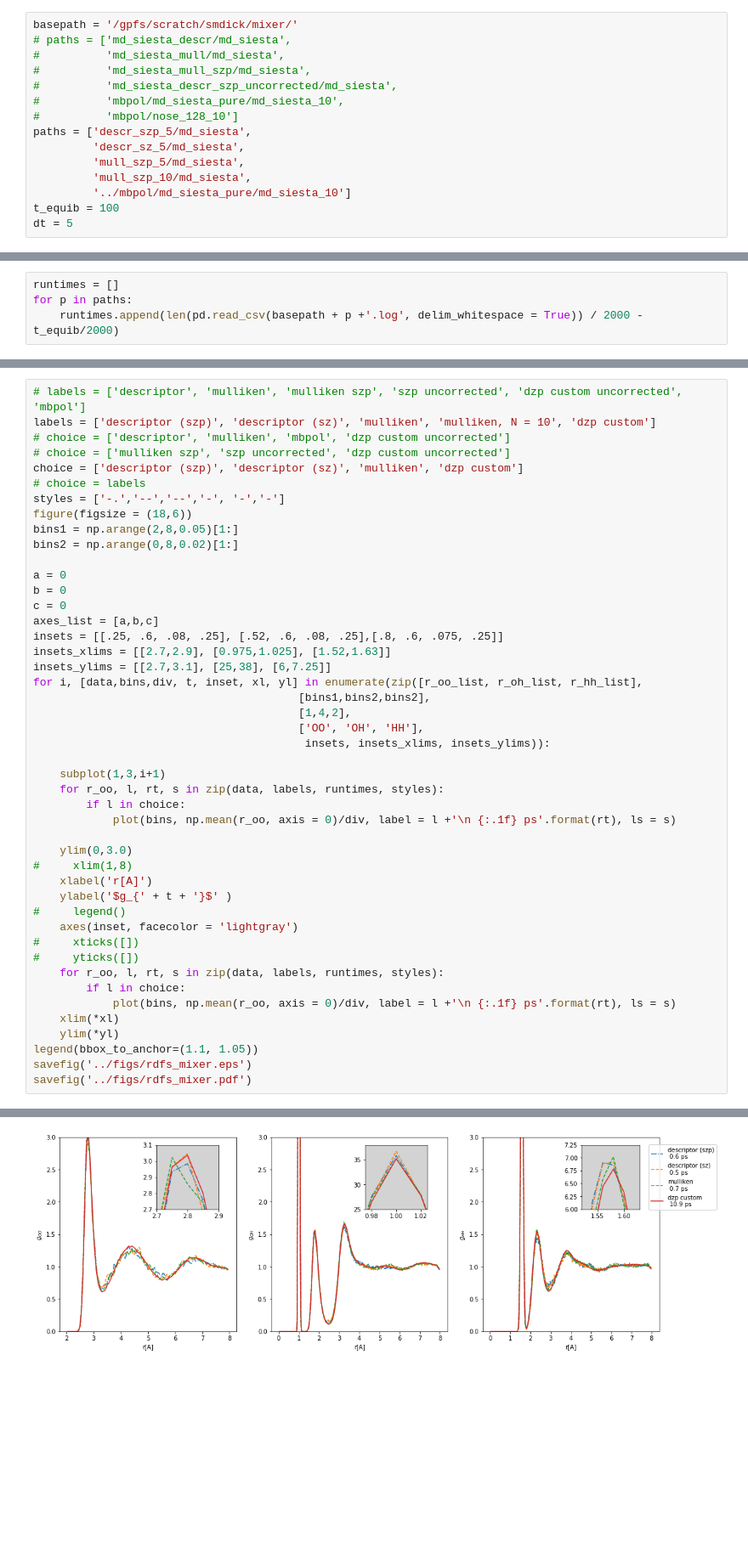
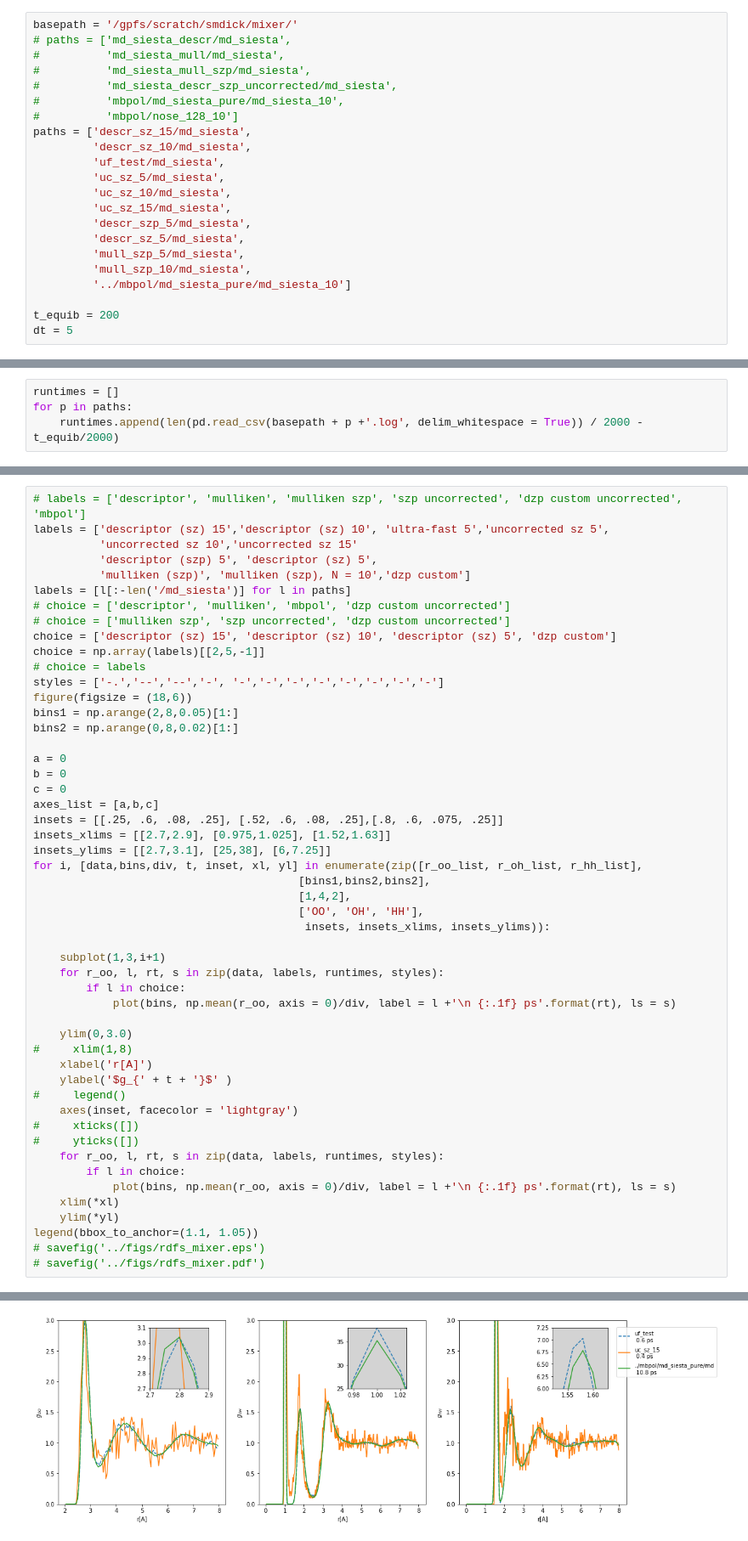
Before and after one commit to semodi/mlcf, a Jupyter notebook: analysis/rdfs.ipynb, the cells around one changed output, grey strips where cells are left out. Shown at 85% size. Cells and saved outputs as stored; diff of their text form; blank space fills up the shorter version.

```diff
--- a/analysis/rdfs.ipynb
+++ b/analysis/rdfs.ipynb
@@ -16,12 +16,19 @@ basepath = '/gpfs/scratch/smdick/mixer/'
 #          'md_siesta_descr_szp_uncorrected/md_siesta',
 #          'mbpol/md_siesta_pure/md_siesta_10',
 #          'mbpol/nose_128_10']
-paths = ['descr_szp_5/md_siesta',
+paths = ['descr_sz_15/md_siesta',
+         'descr_sz_10/md_siesta',
+         'uf_test/md_siesta',
+         'uc_sz_5/md_siesta',
+         'uc_sz_10/md_siesta',
+         'uc_sz_15/md_siesta',
+         'descr_szp_5/md_siesta',
          'descr_sz_5/md_siesta',
          'mull_szp_5/md_siesta',
          'mull_szp_10/md_siesta',
          '../mbpol/md_siesta_pure/md_siesta_10']
-t_equib = 100
+
+t_equib = 200
 dt = 5
 # %%
 r_oh_list = []
@@ -46,11 +63,16 @@ runtimes
 # %%
 # labels = ['descriptor', 'mulliken', 'mulliken szp', 'szp uncorrected', 'dzp custom uncorrected', 'mbpol']
-labels = ['descriptor (szp)', 'descriptor (sz)', 'mulliken', 'mulliken, N = 10', 'dzp custom']
+labels = ['descriptor (sz) 15','descriptor (sz) 10', 'ultra-fast 5','uncorrected sz 5',
+          'uncorrected sz 10','uncorrected sz 15'
+          'descriptor (szp) 5', 'descriptor (sz) 5',
+          'mulliken (szp)', 'mulliken (szp), N = 10','dzp custom']
+labels = [l[:-len('/md_siesta')] for l in paths]
 # choice = ['descriptor', 'mulliken', 'mbpol', 'dzp custom uncorrected']
 # choice = ['mulliken szp', 'szp uncorrected', 'dzp custom uncorrected']
-choice = ['descriptor (szp)', 'descriptor (sz)', 'mulliken', 'dzp custom']
+choice = ['descriptor (sz) 15', 'descriptor (sz) 10', 'descriptor (sz) 5', 'dzp custom']
+choice = np.array(labels)[[2,5,-1]]
 # choice = labels
-styles = ['-.','--','--','-', '-','-']
+styles = ['-.','--','--','-', '-','-','-','-','-','-','-','-']
 figure(figsize = (18,6))
 bins1 = np.arange(2,8,0.05)[1:]
 bins2 = np.arange(0,8,0.02)[1:]
@@ -87,6 +109,6 @@ for i, [data,bins,div, t, inset, xl, yl] in enumerate(zip([r_oo_list, r_oh_list,
     xlim(*xl)
     ylim(*yl)
 legend(bbox_to_anchor=(1.1, 1.05))
-savefig('../figs/rdfs_mixer.eps')
-savefig('../figs/rdfs_mixer.pdf')
+# savefig('../figs/rdfs_mixer.eps')
+# savefig('../figs/rdfs_mixer.pdf')
 # %% [output]
@@ -93 +116 @@ savefig('../figs/rdfs_mixer.pdf')
-[figure, old version]
+[figure, new version]
```
Also changed, not shown: parts of 3 cells of this notebook, 3 other files.
